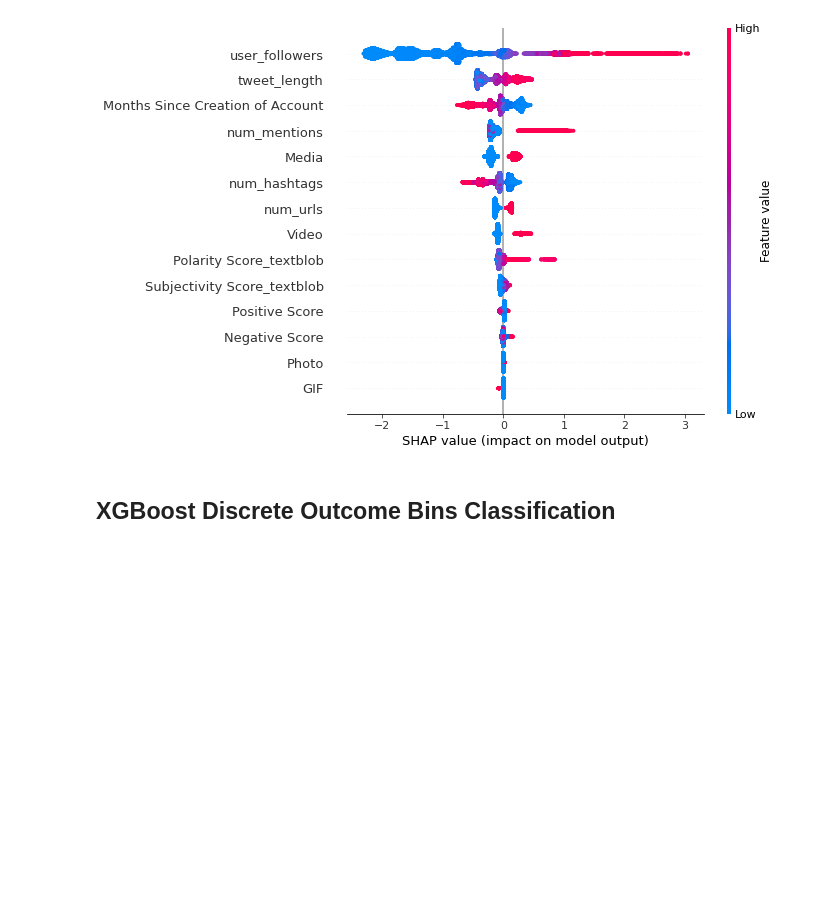
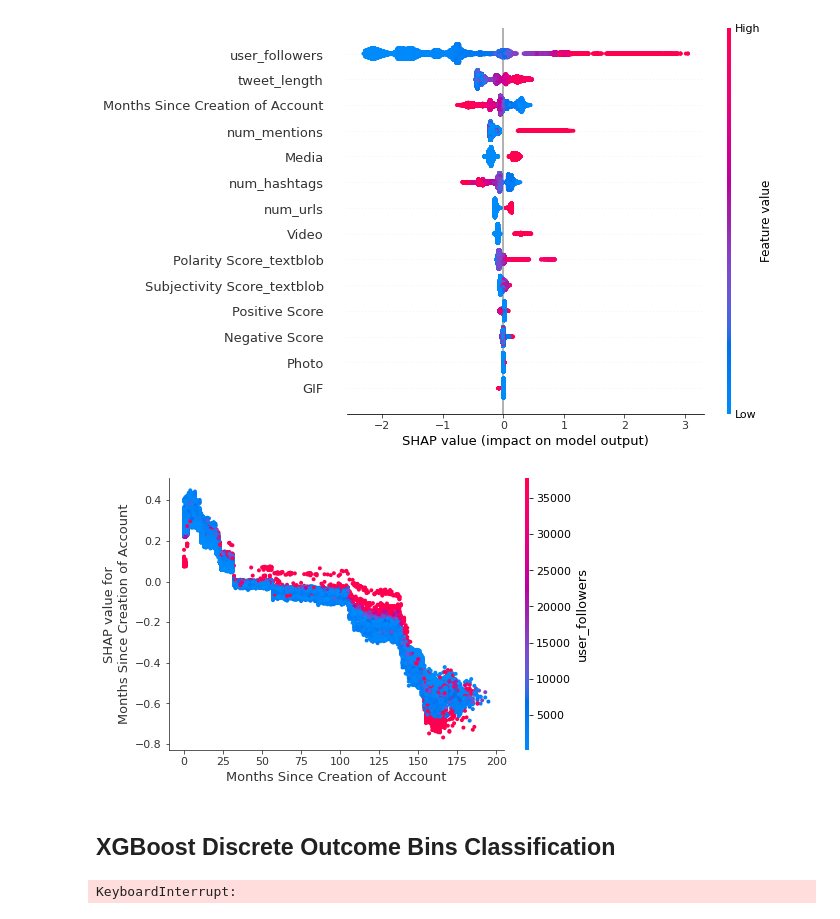
Before and after one commit to lifeonthefence/text-success, a Jupyter notebook: Project Code/Tree Models.ipynb, the cells around one changed output. Cells and saved outputs as stored; diff of their text form; code cells hidden in the pictures; blank space fills up the shorter version.

```diff
--- a/Project Code/Tree Models.ipynb
+++ b/Project Code/Tree Models.ipynb
@@ -47,3 +48,3 @@ df = df.iloc[:, useful_list]
 # %%
-X = df.iloc[:, 3:]
-y = df.iloc[:, 1]
+X = df_small.iloc[:, 3:].join(df.iloc[:, 37:])
+y = df_small.iloc[:, 1]
@@ -109,4 +155,8 @@ shap.summary_plot(shap_values, X)
 # %% [output]
 [figure]
+# %%
+shap.dependence_plot('Months Since Creation of Account', shap_values_tweedie, X)
+# %% [output]
+[figure, added]
 # %% [markdown]
 ## XGBoost Discrete Outcome Bins Classification
@@ -112,0 +168,7 @@ shap.summary_plot(shap_values, X)
+# %%
+t0 = time.time()
+bst = xgb.train(params, dtrain_discrete, num_boost_round = 1000)
+t1 = time.time()
+print(round(t1-t0, 'seconds'))
+# %% [output]
+KeyboardInterrupt:
```
Also changed, not shown: parts of 21 cells of this notebook.
